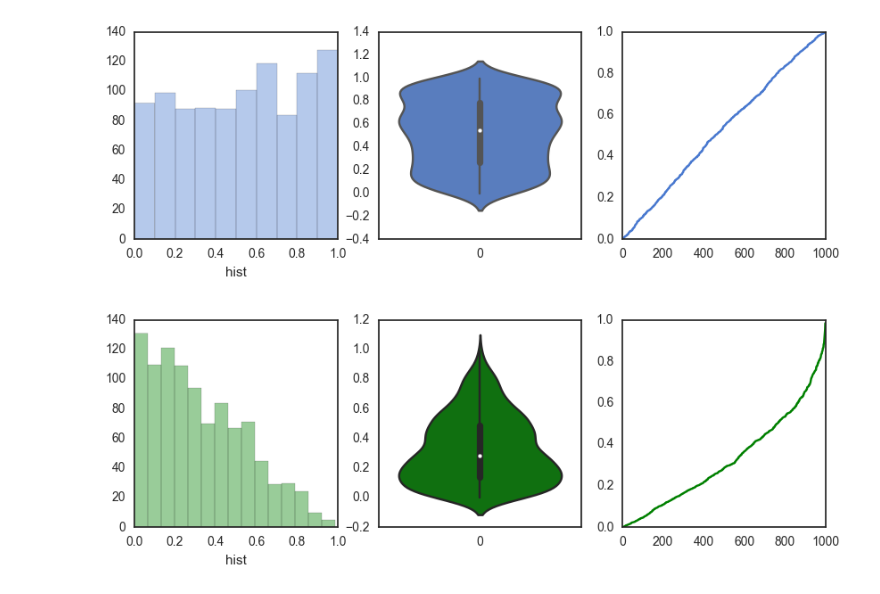
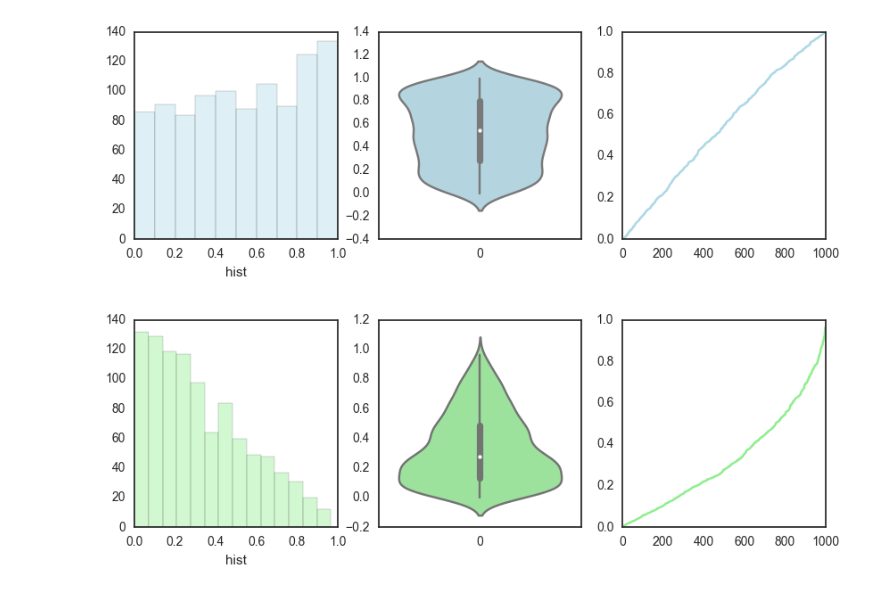
Before and after one commit to daviortega/Back2Basics, a Jupyter notebook: BasicStatswithLowReps.ipynb, the cells around one changed output. Cells and saved outputs as stored; diff of their text form; code cells hidden in the pictures.

```diff
--- a/BasicStatswithLowReps.ipynb
+++ b/BasicStatswithLowReps.ipynb
@@ -86,14 +95,14 @@ def plotSample(pops = []):
 # %%
-distr = numpy.random.beta(1, 0.9, 1000)
-A = Population('A', distr, 'b')
+distrA = numpy.random.beta(1, 0.9, 1000)
+A = Population(name = 'A', sizes = distrA, color = 'lightblue')
 A.showSum()
 
 distrB = numpy.random.beta(1, 2, 1000)
-B = Population('B', distrB, 'green')
+B = Population(name = 'B', sizes = distrB, color = 'lightgreen')
 B.showSum()
 # %% [output]
-[figure, old version]
+[figure, new version]
-[figure, old version]
+[figure, new version]
 # %%
 AB = compare(A, B)
 # %% [output]
```
Also changed, not shown: parts of 7 cells of this notebook.
